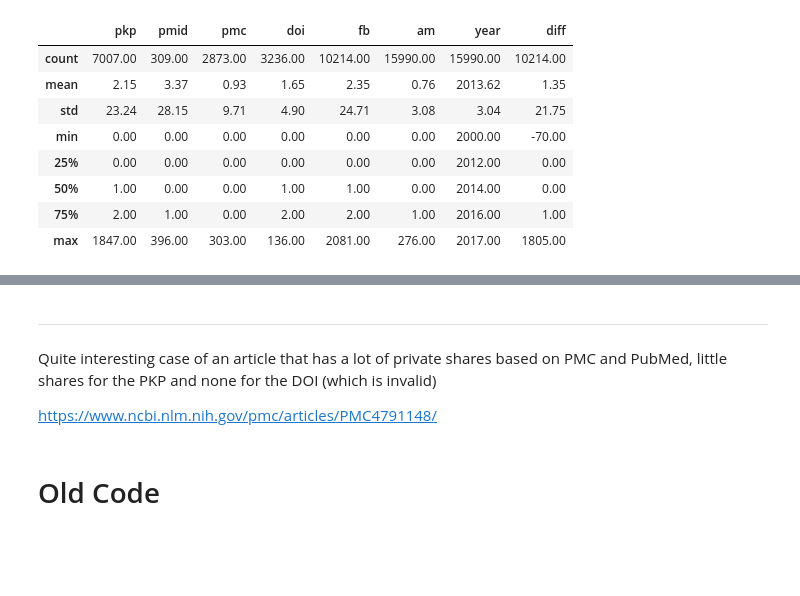
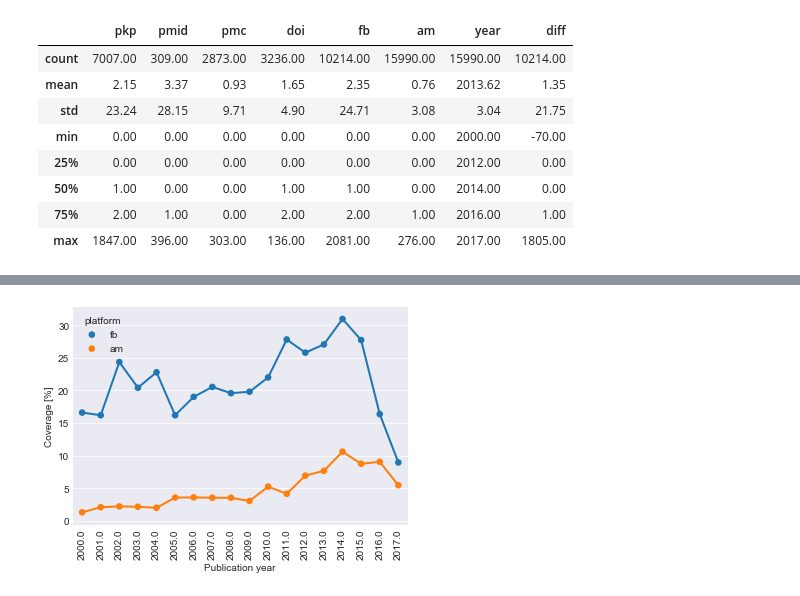
Before and after one commit to ScholCommLab/fhe-public-private, a Jupyter notebook: pkp-analysis.ipynb, the cells around one changed output, grey strips where cells are left out. Drawn from its saved outputs; the diff is of its cells as text; code cells hidden in the pictures; blank space fills up the shorter version.

```diff
--- a/pkp-analysis.ipynb
+++ b/pkp-analysis.ipynb
@@ -195,9 +189,11 @@ shares.groupby('year')[['fb','am']].apply(lambda x: x.notnull().mean()).plot()
-# %% [markdown]
-------
-
-Quite interesting case of an article that has a lot of private shares based on PMC and PubMed, little shares for the PKP and none for the DOI (which is invalid)
-
-https://www.ncbi.nlm.nih.gov/pmc/articles/PMC4791148/
-# %% [markdown]
-# Old Code
+# %%
+_ = shares.groupby('year')[['fb','am']].apply(lambda x: x.notnull().mean()*100).reset_index()
+_ = _.melt(id_vars = ['year'], var_name="platform", value_name="coverage")
+sns.pointplot(x="year", y="coverage", hue="platform", data=_,
+             scale=0.75)
+plt.xticks(rotation=90);
+plt.ylabel("Coverage [%]");
+plt.xlabel("Publication year");
+# %% [output]
+[figure, added]
 # %%
```
Also changed, not shown: parts of 9 cells of this notebook.
